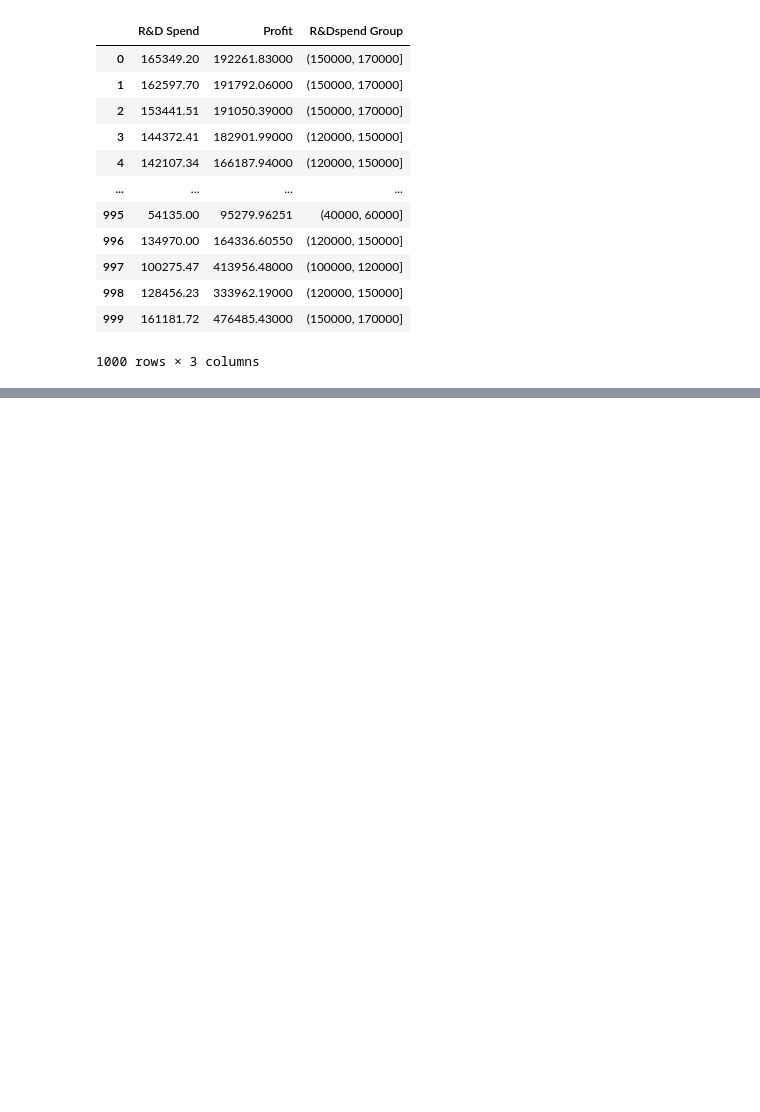
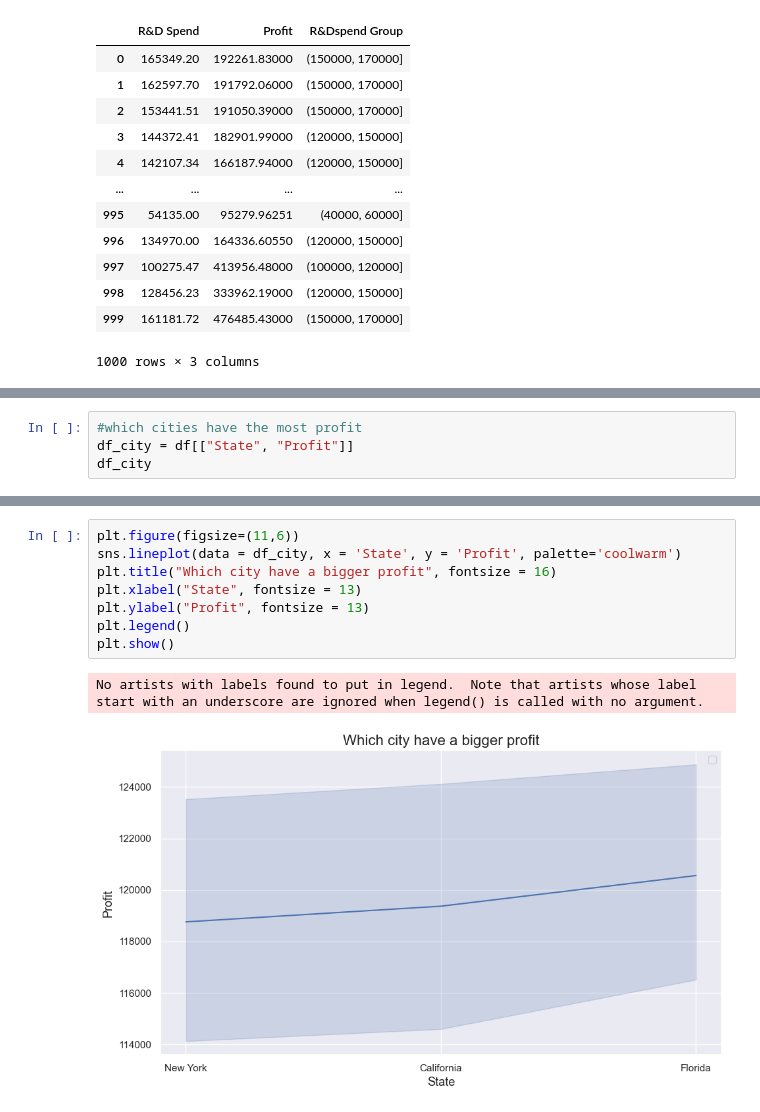
Before and after one commit to daohuyhoang9119/IS334.011.HTCL, a Jupyter notebook: main.ipynb, the cells around one changed output, grey strips where cells are left out. Cells and saved outputs as stored; diff of their text form; blank space fills up the shorter version.

```diff
--- a/main.ipynb
+++ b/main.ipynb
@@ -163,0 +173,4 @@ plt.show()
+# %%
+#which cities have the most profit
+df_city = df[["State", "Profit"]]
+df_city
@@ -163,0 +191,11 @@ plt.show()
+# %%
+plt.figure(figsize=(11,6))
+sns.lineplot(data = df_city, x = 'State', y = 'Profit', palette='coolwarm')
+plt.title("Which city have a bigger profit", fontsize = 16)
+plt.xlabel("State", fontsize = 13)
+plt.ylabel("Profit", fontsize = 13)
+plt.legend()
+plt.show()
+# %% [output]
+No artists with labels found to put in legend.  Note that artists whose label start with an underscore are ignored when legend() is called with no argument.
+[figure, added]
```
Also changed, not shown: parts of 6 cells of this notebook.
